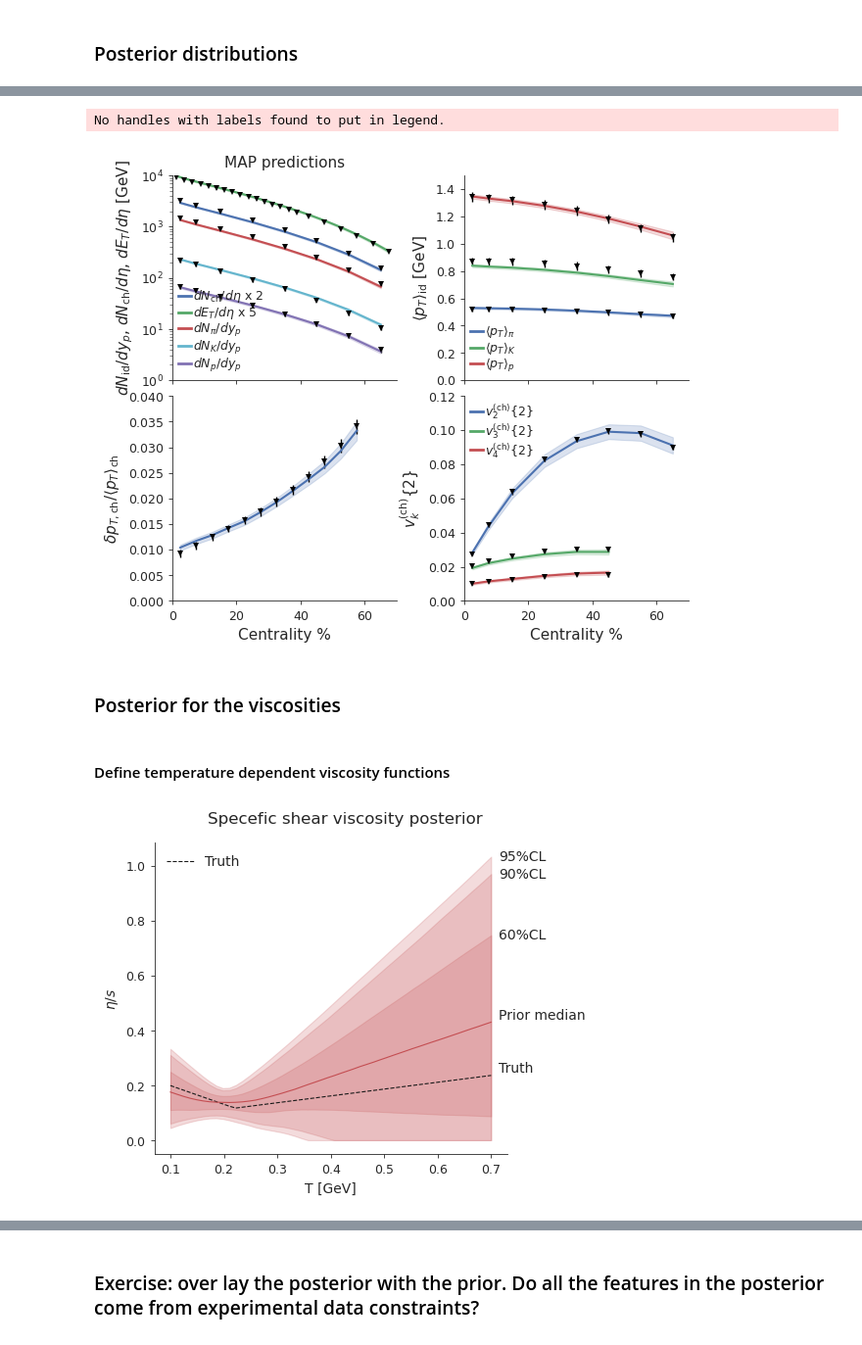
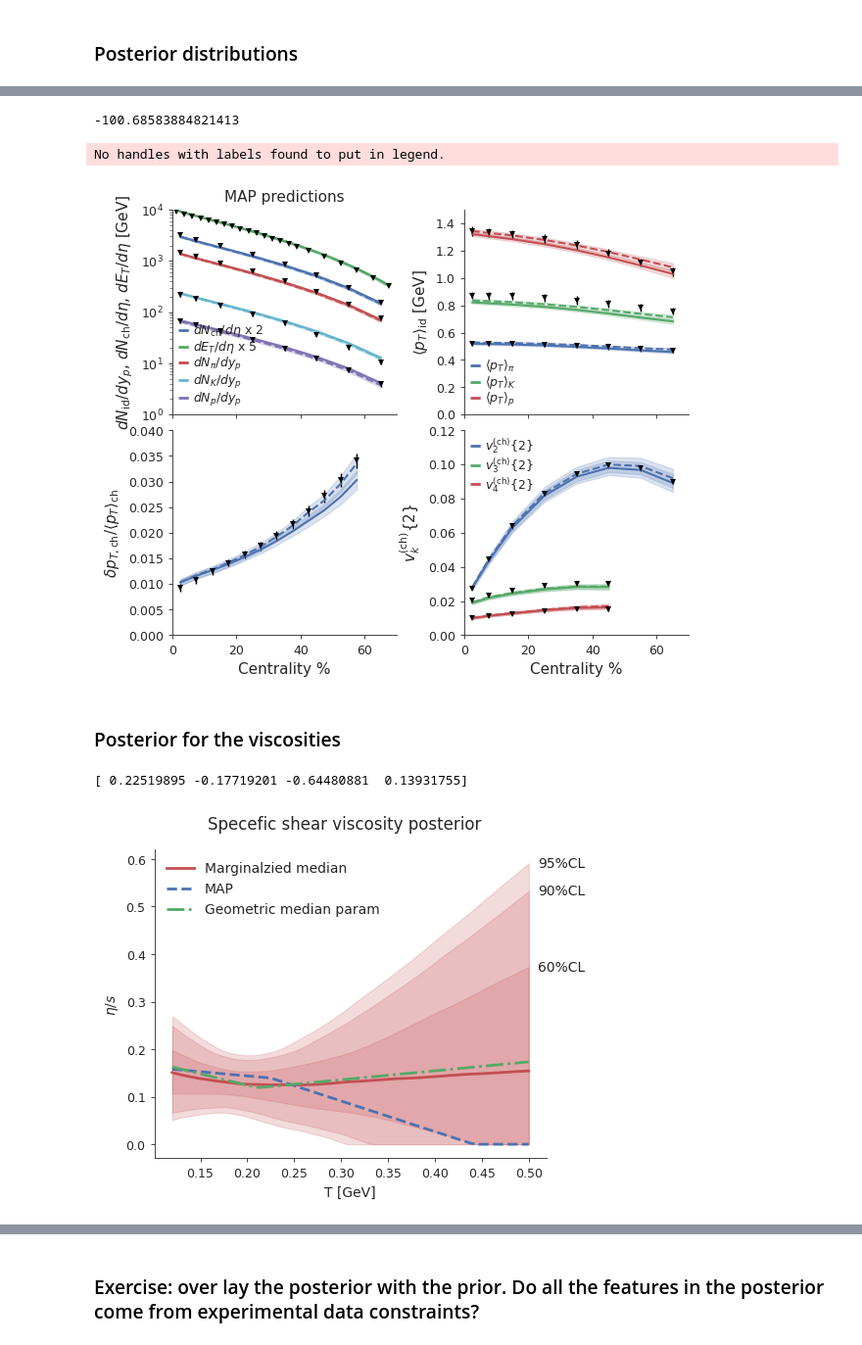
Before and after one commit to JETSCAPE/SummerSchool2022, a Jupyter notebook: Aug03_BulkBayes/Bayesian Parameter Estimation for Relativistic Heavy Ion Physics.ipynb, the cells around one changed output, grey strips where cells are left out. Shown at 98% size. Saved outputs shown, nothing was run; the diff lists cells and outputs as text; code cells hidden in the pictures.

```diff
--- a/Aug03_BulkBayes/Bayesian Parameter Estimation for Relativistic Heavy Ion Physics.ipynb
+++ b/Aug03_BulkBayes/Bayesian Parameter Estimation for Relativistic Heavy Ion Physics.ipynb
@@ -929,7 +919,7 @@ The cold chain with $T_0=1$ is the target posterior function that we need. High-
 fname = 'ptemcee-exp' if not do_validation else 'ptemcee-validation-{:d}'.format(validation_set)
 filename = data_path(name + fname)
 # 1. Define the parameters
-run_mcmc = True
+run_mcmc = False
 ntemps = 10
 Tmax = 10
 
@@ -1146,0 +1098,23 @@ plt.show()
+# %%
+bounds=[(a,b) for (a,b) in zip(design_min,design_max)]
+"""rslt = optimize.differential_evolution(lambda x: -log_like(x)-log_prior(x),
+                                       bounds=bounds,
+                                       maxiter=10000,
+                                      disp=True,
+                                      tol=1e-9,
+                                     )"""
+
+# We will starts the optimziation with different initial locations to avoid local minima
+R = np.random.rand(1000, *design_min.shape)
+Xs = design_min*(1-R) + design_max*R
+Y = [log_like(x)+log_prior(x) for x in Xs]
+start_x = Xs[np.argmax(Y)]
+
+
+R = np.random.rand(*design_min.shape)
+x0 = design_min*(1-R) + design_max*R
+res = optimize.minimize(lambda x: -log_like(x)-log_prior(x),  x0=start_x, bounds=bounds, tol=1e-10)
+Map_param = res.x
+print(res.fun)
+# %% [output]
+-100.68583884821413
@@ -1147,3 +1124,8 @@ plt.show()
+# %%
+geometric_median_param = geometric_median(FDataGrid(samples_df.iloc[:,:])).data_matrix[0,:,0]
+# %%
+MAP_mean, MAP_var = predict_observables(Map_param)
+GM_mean, GM_var = predict_observables(geometric_median_param)
 # %%
 fig, axes = plt.subplots(nrows=2, ncols=2, figsize=(6, 5), sharex=True)
 axes =  axes.flatten()
@@ -1167,12 +1149,19 @@ for row, obs_group in enumerate(obs_groups.keys()):
         xbins = np.array(obs_cent_list['Pb-Pb-2760'][obs])
         x = (xbins[:,0] + xbins[:,1]) / 2.
 
-        Y1 = mm[0,index[obs][0]:index[obs][1]]
-        Yerr1 = np.sqrt(vv.diagonal()[index[obs][0]:index[obs][1]])
+        label = obs_tex_labels[obs]
 
-        label = obs_tex_labels[obs]
-        axes[row].plot(x, Y1*scale, color = color, label = label, lw = 1.5)
+        # MAP:
+        Y1 = MAP_mean[0,index[obs][0]:index[obs][1]]
+        Yerr1 = np.sqrt(MAP_var.diagonal()[index[obs][0]:index[obs][1]])
+        axes[row].plot(x, Y1*scale, '--', color = color, label = label, lw = 1.5)
         axes[row].fill_between(x, (Y1-Yerr1)*scale, (Y1+Yerr1)*scale, color=color, alpha=0.2)
+
+        # MM:
+        Y2 = GM_mean[0,index[obs][0]:index[obs][1]]
+        Yerr2 = np.sqrt(GM_var.diagonal()[index[obs][0]:index[obs][1]])
+        axes[row].plot(x, Y2*scale, '-', color = color, lw = 1.5)
+        axes[row].fill_between(x, (Y2-Yerr2)*scale, (Y2+Yerr2)*scale, color=color, alpha=0.2)
 
         exp_mean = y_exp[index[obs][0]:index[obs][1]]
         exp_err = np.sqrt(y_exp_variance[index[obs][0]:index[obs][1]])
@@ -1203,42 +1192,42 @@ set_tight(fig, rect=[0, 0, 1, 1])
 fig.savefig("MAP_prediction.png", dpi=300)
 # %% [output]
 No handles with labels found to put in legend.
-[figure, old version]
+[figure, new version]
 # %% [markdown]
 ### Posterior for the viscosities
-# %% [markdown]
-#### Define temperature dependent viscosity functions
 # %%
-T = np.linspace(0.1, .7, 50)
+T = np.linspace(0.12, .5, 50)
 
 fig, ax = plt.subplots(nrows=1, ncols=1, figsize=(5,4),
                          sharex=False, sharey=False, constrained_layout=True)
 
 fig.suptitle("Specefic shear viscosity posterior", wrap=True)
-prune = 1
 
-true_etas = eta_over_s(T, *Truth[7:11])
-ax.plot(T, true_etas, 'k--', label='Truth')
-ax.annotate('Truth', xy=(T[-1]*1.02, true_etas[-1]), va="bottom", ha="left")
 
+if do_validation:
+    true_etas = eta_over_s(T, *Truth[7:11])
+    ax.plot(T, true_etas, 'k--', label='Truth', lw=2)
+print(Map_param[7:11])
 posterior_etas = []
-for row in samples_df.iloc[::prune,[7,8,9,10]].values:
+for row in samples_df.iloc[:,7:11].values:
     T_k, alow, ahigh, etas_k = row
     posterior_etas.append(eta_over_s(T, T_k ,alow, ahigh, etas_k))
 posterior_etas = np.array(posterior_etas)
 
 Median = np.percentile(posterior_etas, 50, axis=0)
-ax.plot(T, Median, 'r-')
-ax.annotate('Prior median', xy=(T[-1]*1.02, Median[-1]), va="bottom", ha="left")
+ax.plot(T, Median, 'r-', label="Marginalzied median", lw=2)
+ax.plot(T, eta_over_s(T, *Map_param[7:11]), 'b--', label='MAP', lw=2)
+ax.plot(T, eta_over_s(T, *geometric_median_param[7:11]), 'g-.', label='Geometric median param', lw=2)
 for CL in [60,90,95]:
     Low, High = np.percentile(posterior_etas, [50-CL/2., 50+CL/2.], axis=0)
     ax.fill_between(T, Low, High, alpha=0.2, color='r')
     ax.annotate("{}%CL".format(CL), xy=(T[-1]*1.02, High.max()), va="center", ha="left")
 
 ax.legend(loc='upper left')
 ax.set_xlabel('T [GeV]')
 ax.set_ylabel('$\eta/s$')
 save_fig('shear_pos_ptemcee')
 # %% [output]
+[ 0.22519895 -0.17719201 -0.64480881  0.13931755]
-[figure, old version]
+[figure, new version]
 # %%
```
Also changed, not shown: parts of 33 cells of this notebook, 1 other file.
